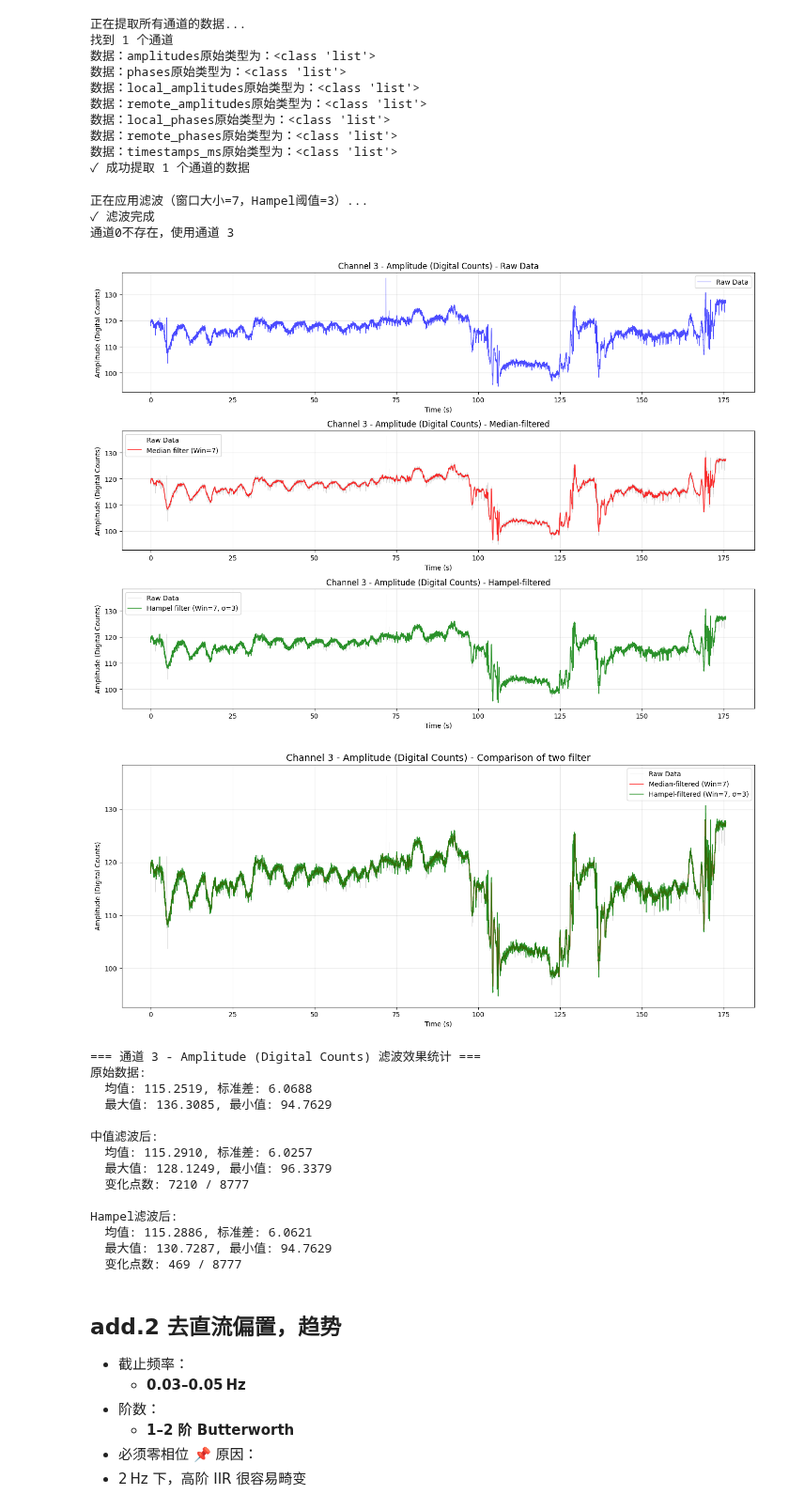
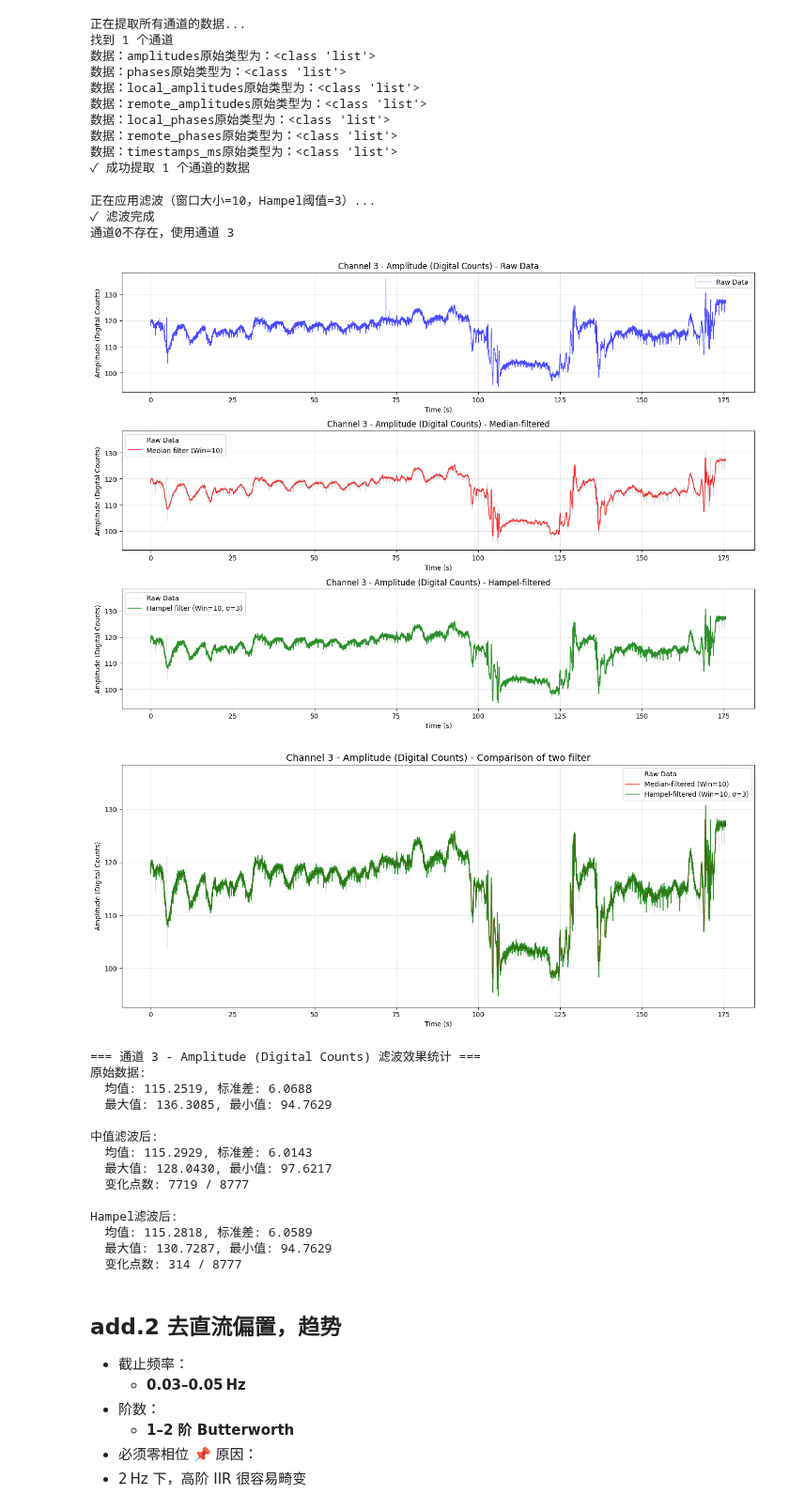
Before and after one commit to cwdao/ble_hci_sensing, a Jupyter notebook: load_df_saved_frames.ipynb, the cells around one changed output. Shown at 94% size. Cells and saved outputs as stored; diff of their text form; code cells hidden in the pictures.

Commit message:
median filter window=10sample(0.2s) will better, band pass need 1-2Hz to detect heart rate

```diff
--- a/load_df_saved_frames.ipynb
+++ b/load_df_saved_frames.ipynb
@@ -424,8 +424,9 @@ print(f"✓ 成功提取 {len(all_channels_data)} 个通道的数据")
 # %%
 
 # 对所有通道的所有变量应用中值滤波和Hampel滤波，存储到新dict filtered_data
-window_size =  7 # 窗口大小：1-3个点（对于2Hz采样率）
+window_size =  10 # 窗口大小：1-3个点（对于2Hz采样率），实际时间窗长度不超过0.2s即可
 n_sigma = 3  # Hampel滤波的阈值倍数
+
 
 print(f"\n正在应用滤波（窗口大小={window_size}，Hampel阈值={n_sigma}）...")
 
@@ -522,49 +523,49 @@ if demo_channel in filtered_data and demo_variable in filtered_data[demo_channel
     ax.plot(time_sec, median_filtered, 'r-', linewidth=1.2, alpha=0.8, label=f'Median-filtered (Win={window_size})')
     ax.plot(time_sec, hampel_filtered, 'g-', linewidth=1.2, alpha=0.8, label=f'Hampel-filtered (Win={window_size}, σ={n_sigma})')
     ax.set_title(f'Channel {demo_channel} - {var_display_name} - Comparison of two filter', fontsize=14)
     ax.set_xlabel('Time (s)')
     ax.set_ylabel(var_display_name)
     ax.grid(True, alpha=0.3)
     ax.legend()
     plt.tight_layout()
     plt.show()
 
     # 打印统计信息
     print(f"\n=== 通道 {demo_channel} - {var_display_name} 滤波效果统计 ===")
     print(f"原始数据:")
     print(f"  均值: {np.mean(original):.4f}, 标准差: {np.std(original):.4f}")
     print(f"  最大值: {np.max(original):.4f}, 最小值: {np.min(original):.4f}")
     print(f"\n中值滤波后:")
     print(f"  均值: {np.mean(median_filtered):.4f}, 标准差: {np.std(median_filtered):.4f}")
     print(f"  最大值: {np.max(median_filtered):.4f}, 最小值: {np.min(median_filtered):.4f}")
     print(f"  变化点数: {np.sum(original != median_filtered)} / {len(original)}")
     print(f"\nHampel滤波后:")
     print(f"  均值: {np.mean(hampel_filtered):.4f}, 标准差: {np.std(hampel_filtered):.4f}")
     print(f"  最大值: {np.max(hampel_filtered):.4f}, 最小值: {np.min(hampel_filtered):.4f}")
     print(f"  变化点数: {np.sum(original != hampel_filtered)} / {len(original)}")
 
 else:
     print(f"⚠️ 无法找到通道 {demo_channel} 的变量 {demo_variable}")
 # %% [output]
-正在应用滤波（窗口大小=7，Hampel阈值=3）...
+正在应用滤波（窗口大小=10，Hampel阈值=3）...
 ✓ 滤波完成
 通道0不存在，使用通道 3
 [figure]
-[figure, old version]
+[figure, new version]
 === 通道 3 - Amplitude (Digital Counts) 滤波效果统计 ===
 原始数据:
   均值: 115.2519, 标准差: 6.0688
   最大值: 136.3085, 最小值: 94.7629
 
 中值滤波后:
-  均值: 115.2910, 标准差: 6.0257
-  最大值: 128.1249, 最小值: 96.3379
-  变化点数: 7210 / 8777
+  均值: 115.2929, 标准差: 6.0143
+  最大值: 128.0430, 最小值: 97.6217
+  变化点数: 7719 / 8777
 
 Hampel滤波后:
-  均值: 115.2886, 标准差: 6.0621
+  均值: 115.2818, 标准差: 6.0589
   最大值: 130.7287, 最小值: 94.7629
-  变化点数: 469 / 8777
+  变化点数: 314 / 8777
 # %% [markdown]
 ## add.2 去直流偏置，趋势
 - 截止频率：
```
Also changed, not shown: parts of 3 cells of this notebook.
